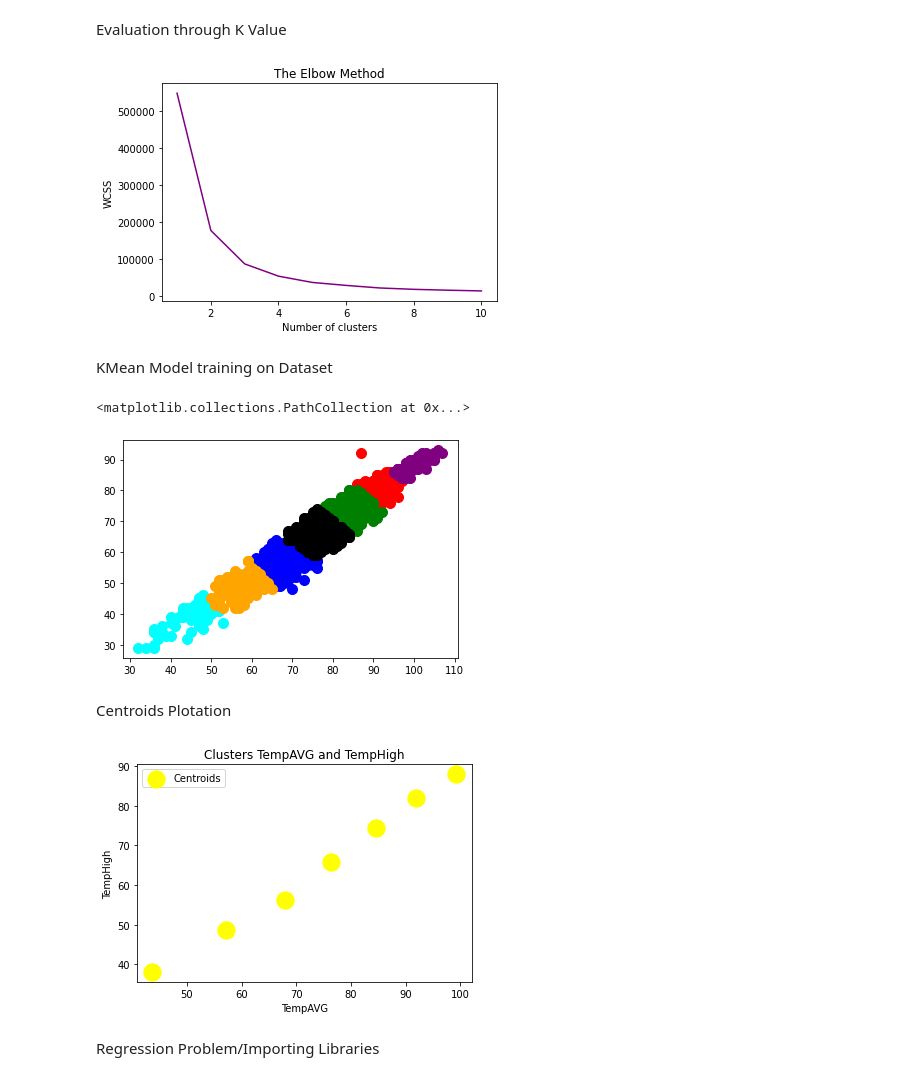
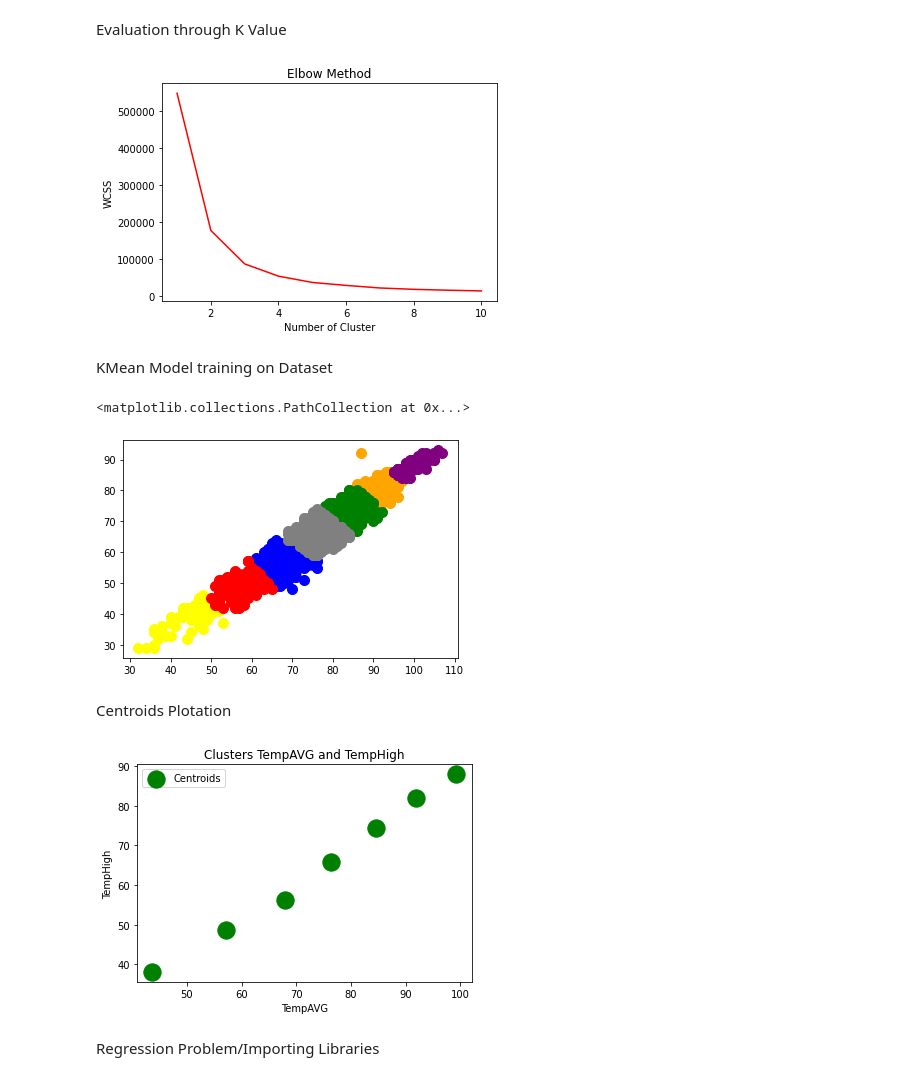
Before and after one commit to MuhammadAliAhsan/Ahsan_MLProject, a Jupyter notebook: Ahsan_MLAssessment.ipynb, the cells around one changed output. Saved outputs shown, nothing was run; the diff lists cells and outputs as text; code cells hidden in the pictures.

```diff
--- a/Ahsan_MLAssessment.ipynb
+++ b/Ahsan_MLAssessment.ipynb
@@ -58,41 +58,40 @@ for i in range(1, 11):
     kmeans = KMeans(n_clusters = i, init = 'k-means++', random_state = 42)
     kmeans.fit(X)
     wcss.append(kmeans.inertia_)
-plt.plot(range(1, 11), wcss , color = 'purple')
-plt.title('The Elbow Method')
-plt.xlabel('Number of clusters')
+plt.plot(range(1, 11), wcss , color = 'red')
+plt.title('Elbow Method')
+plt.xlabel('Number of Cluster')
 plt.ylabel('WCSS')
 plt.show()
 # %% [output]
-[figure, old version]
+[figure, new version]
 # %% [markdown]
 KMean Model training on Dataset
 # %%
 kmeans = KMeans(n_clusters = 7, init = 'k-means++', random_state = 42)
 y_kmeans = kmeans.fit_predict(X)
 
-plt.scatter(X[y_kmeans == 0, 0], X[y_kmeans == 0, 1], s = 100, c = 'red', label = 'Cluster 1')
+plt.scatter(X[y_kmeans == 0, 0], X[y_kmeans == 0, 1], s = 100, c = 'orange', label = 'Cluster 1')
 plt.scatter(X[y_kmeans == 1, 0], X[y_kmeans == 1, 1], s = 100, c = 'blue', label = 'Cluster 2')
 plt.scatter(X[y_kmeans == 2, 0], X[y_kmeans == 2, 1], s = 100, c = 'green', label = 'Cluster 3')
-plt.scatter(X[y_kmeans == 3, 0], X[y_kmeans == 3, 1], s = 100, c = 'cyan', label = 'Cluster 4')
-plt.scatter(X[y_kmeans == 4, 0], X[y_kmeans == 4, 1], s = 100, c = 'black', label = 'Cluster 5')
+plt.scatter(X[y_kmeans == 3, 0], X[y_kmeans == 3, 1], s = 100, c = 'yellow', label = 'Cluster 4')
+plt.scatter(X[y_kmeans == 4, 0], X[y_kmeans == 4, 1], s = 100, c = 'grey', label = 'Cluster 5')
 plt.scatter(X[y_kmeans == 5, 0], X[y_kmeans == 5, 1], s = 100, c = 'purple', label = 'Cluster 6')
-plt.scatter(X[y_kmeans == 6, 0], X[y_kmeans == 6, 1], s = 100, c = 'orange', label = 'Cluster 7')
-plt.scatter(X[y_kmeans == 7, 0], X[y_kmeans == 7, 1], s = 100, c = 'grey', label = 'Cluster 8')
+plt.scatter(X[y_kmeans == 6, 0], X[y_kmeans == 6, 1], s = 100, c = 'red', label = 'Cluster 7')
 # %% [output]
 <matplotlib.collections.PathCollection at 0x...>
-[figure, old version]
+[figure, new version]
 # %% [markdown]
 Centroids Plotation
 # %%
-plt.scatter(kmeans.cluster_centers_[:, 0], kmeans.cluster_centers_[:, 1], s = 300, c = 'yellow', label = 'Centroids')
+plt.scatter(kmeans.cluster_centers_[:, 0], kmeans.cluster_centers_[:, 1], s = 300, c = 'green', label = 'Centroids')
 plt.title('Clusters TempAVG and TempHigh')
 plt.xlabel('TempAVG')
 plt.ylabel('TempHigh')
 plt.legend()
 plt.show()
 # %% [output]
-[figure, old version]
+[figure, new version]
 # %% [markdown]
 Regression Problem/Importing Libraries
 # %%
```
Also changed, not shown: parts of 1 cell of this notebook.
